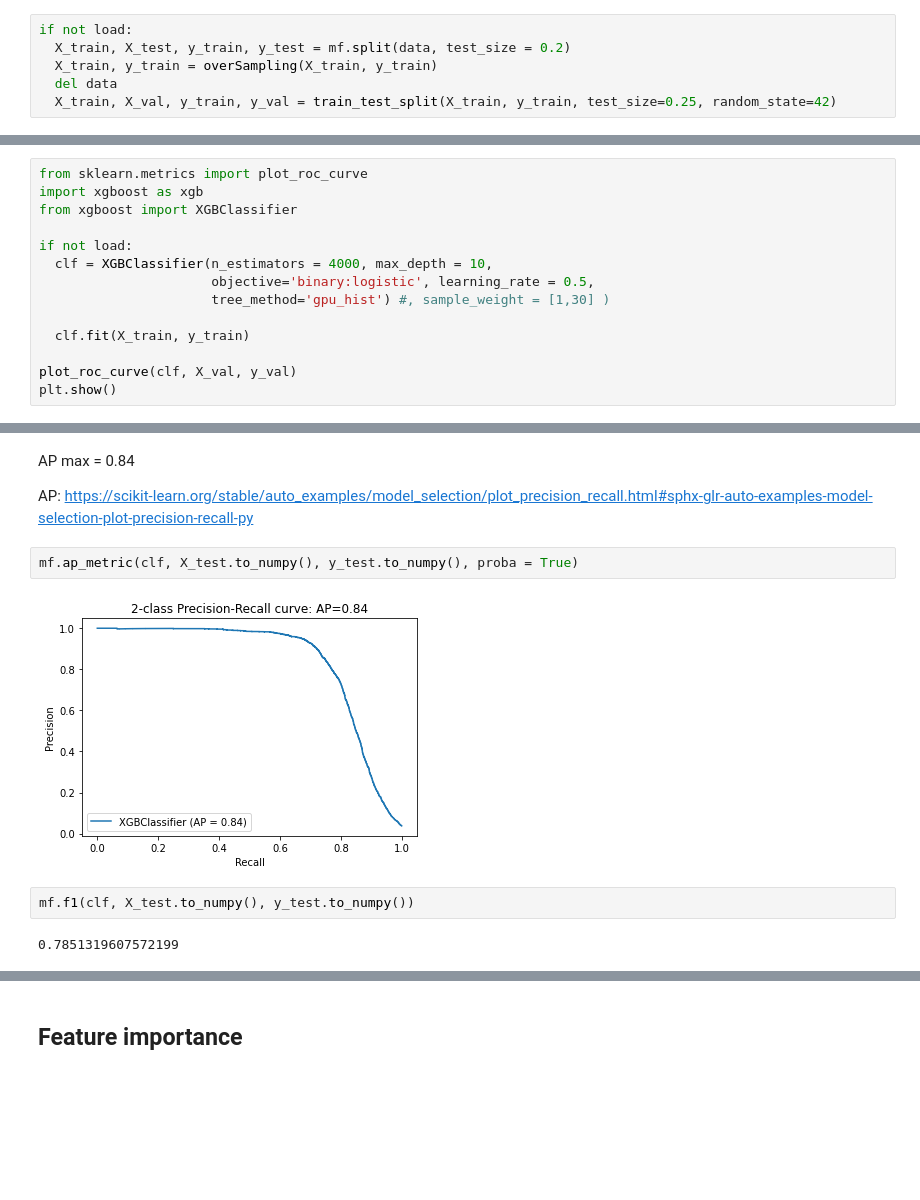
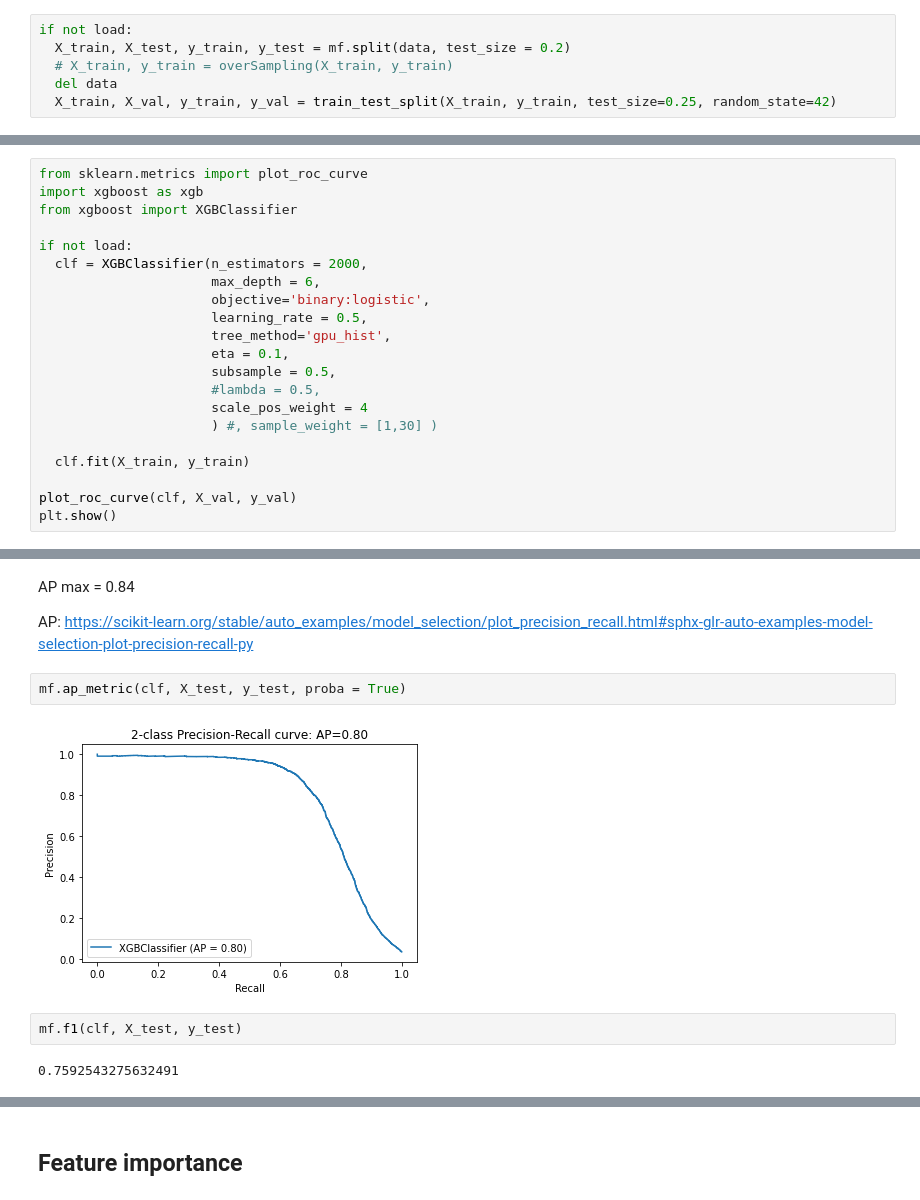
Before and after one commit to alessandrotofani/Tesi_magistrale, a Jupyter notebook: 3_XGBoost_new.ipynb, the cells around one changed output, grey strips where cells are left out. Saved outputs shown, nothing was run; the diff lists cells and outputs as text; blank space fills up the shorter version.

```diff
--- a/3_XGBoost_new.ipynb
+++ b/3_XGBoost_new.ipynb
@@ -45,7 +49,7 @@ def overSampling(X, y, frac_over=0.1):
 # %%
 if not load:
   X_train, X_test, y_train, y_test = mf.split(data, test_size = 0.2)
-  X_train, y_train = overSampling(X_train, y_train)
+  # X_train, y_train = overSampling(X_train, y_train)
   del data
   X_train, X_val, y_train, y_val = train_test_split(X_train, y_train, test_size=0.25, random_state=42)
 # %% [markdown]
@@ -96,9 +100,16 @@ import xgboost as xgb
 from xgboost import XGBClassifier
 
 if not load:
-  clf = XGBClassifier(n_estimators = 4000, max_depth = 10,
-                      objective='binary:logistic', learning_rate = 0.5,
-                      tree_method='gpu_hist') #, sample_weight = [1,30] )
+  clf = XGBClassifier(n_estimators = 2000,
+                      max_depth = 6,
+                      objective='binary:logistic',
+                      learning_rate = 0.5,
+                      tree_method='gpu_hist',
+                      eta = 0.1,
+                      subsample = 0.5,
+                      #lambda = 0.5,
+                      scale_pos_weight = 4
+                      ) #, sample_weight = [1,30] )
 
   clf.fit(X_train, y_train)
 
@@ -148,12 +165,12 @@ AP max = 0.84
 
 AP: https://scikit-learn.org/stable/auto_examples/model_selection/plot_precision_recall.html#sphx-glr-auto-examples-model-selection-plot-precision-recall-py
 # %%
-mf.ap_metric(clf, X_test.to_numpy(), y_test.to_numpy(), proba = True)
+mf.ap_metric(clf, X_test, y_test, proba = True)
 # %% [output]
-[figure, old version]
+[figure, new version]
 # %%
-mf.f1(clf, X_test.to_numpy(), y_test.to_numpy())
+mf.f1(clf, X_test, y_test)
 # %% [output]
-0.7851319607572199
+0.7592543275632491
 # %%
 soglie = [0.5, 0.2, 0.1, 0.05, 0.02, 0.01, 0.005, 0.002]
```
Also changed, not shown: parts of 12 cells of this notebook.
